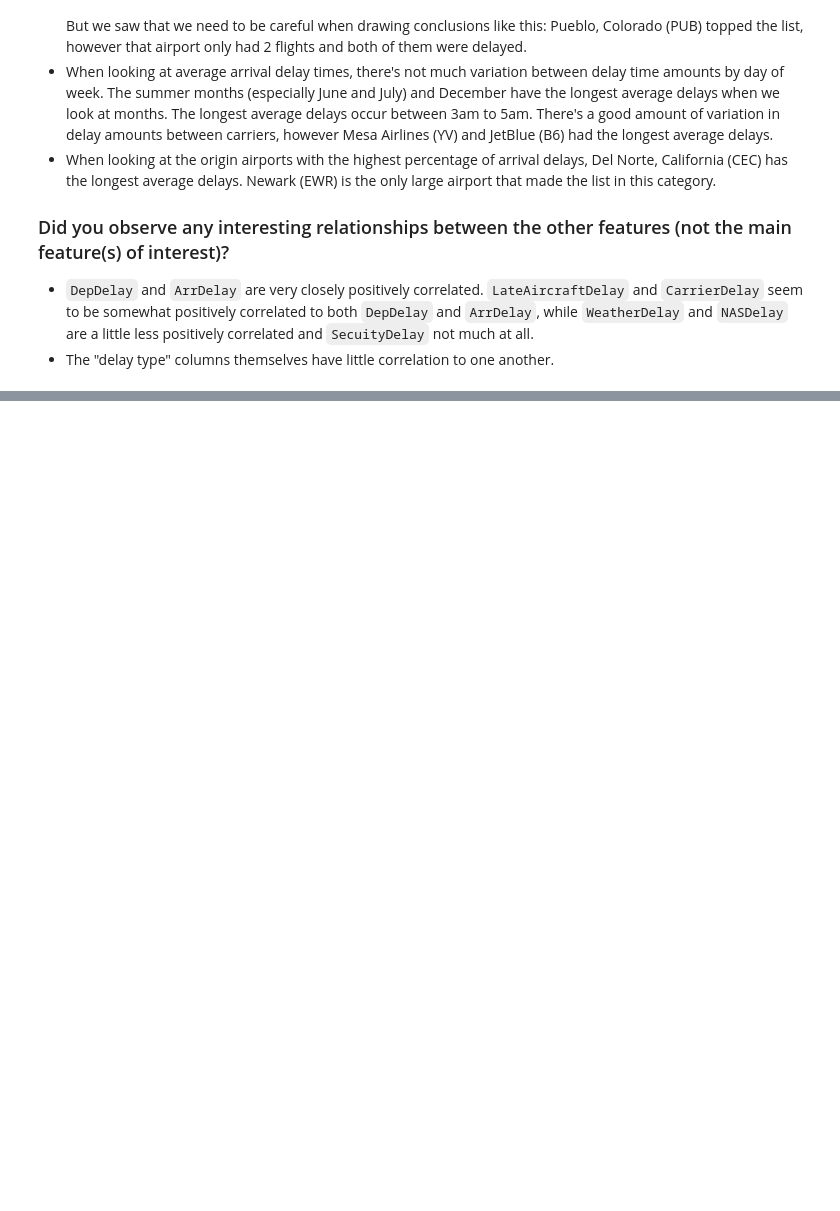
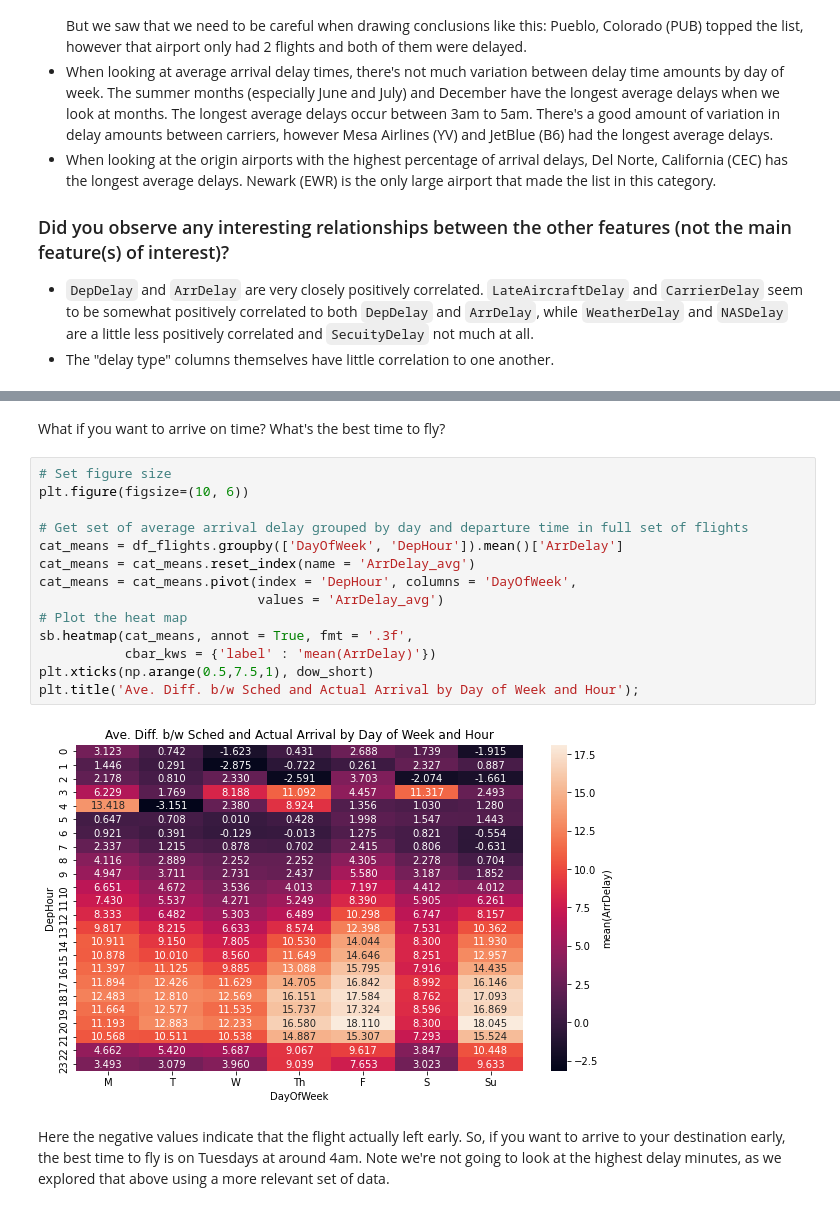
Before and after one commit to maleina/US-Flight-Data, a Jupyter notebook: flight_data_exploration.ipynb, the cells around one changed output, grey strips where cells are left out. Drawn from its saved outputs; the diff is of its cells as text; blank space fills up the shorter version.

Commit message:
feat: Completed first draft of full exploration

```diff
--- a/flight_data_exploration.ipynb
+++ b/flight_data_exploration.ipynb
@@ -1470,0 +1522,20 @@ the quote-formatted guide notes like this one before you finish your report!
+# %% [markdown]
+What if you want to arrive on time? What's the best time to fly?
+# %%
+# Set figure size
+plt.figure(figsize=(10, 6))
+
+# Get set of average arrival delay grouped by day and departure time in full set of flights
+cat_means = df_flights.groupby(['DayOfWeek', 'DepHour']).mean()['ArrDelay']
+cat_means = cat_means.reset_index(name = 'ArrDelay_avg')
+cat_means = cat_means.pivot(index = 'DepHour', columns = 'DayOfWeek',
+                            values = 'ArrDelay_avg')
+# Plot the heat map
+sb.heatmap(cat_means, annot = True, fmt = '.3f',
+           cbar_kws = {'label' : 'mean(ArrDelay)'})
+plt.xticks(np.arange(0.5,7.5,1), dow_short)
+plt.title('Ave. Diff. b/w Sched and Actual Arrival by Day of Week and Hour');
+# %% [output]
+[figure, added]
+# %% [markdown]
+Here the negative values indicate that the flight actually left early. So, if you want to arrive to your destination early, the best time to fly is on Tuesdays at around 4am. Note we're not going to look at the highest delay minutes, as we explored that above using a more relevant set of data.
```
Also changed, not shown: parts of 29 cells of this notebook.
